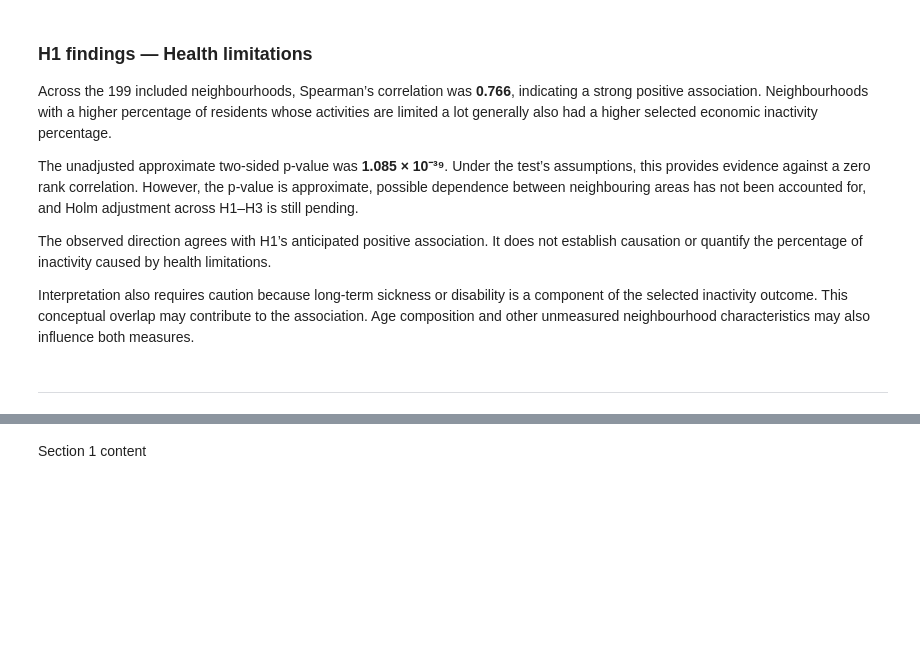
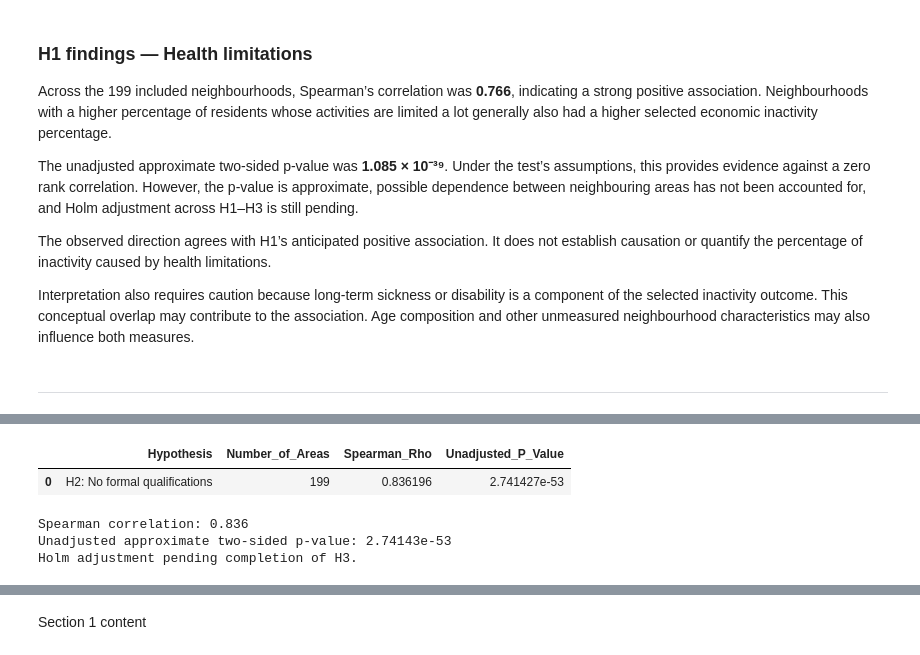
Before and after one commit to LieneRubule/dudley-employment-barriers, a Jupyter notebook: jupyter_notebooks/08_Hypothesis_Testing.ipynb, the cells around one changed output, grey strips where cells are left out. Drawn from its saved outputs; the diff is of its cells as text; code cells hidden in the pictures; blank space fills up the shorter version.

Commit message:
Test H2 qualifications association and document findings

```diff
--- a/jupyter_notebooks/08_Hypothesis_Testing.ipynb
+++ b/jupyter_notebooks/08_Hypothesis_Testing.ipynb
@@ -485,0 +498,48 @@ Interpretation also requires caution because long-term sickness or disability is
+# %%
+# Created with ChatGPT assistance for the project's H2 analysis.
+from scipy.stats import spearmanr
+
+# Select qualifications and inactivity to examine the second proposed barrier.
+qualification_column = "No_Qualifications_Pct"
+outcome_column = "Selected_Inactive_Pct"
+
+h2_data = df[[qualification_column, outcome_column]]
+
+# Check for missing values so all included neighbourhoods have both measures.
+if h2_data.isna().any().any():
+    raise ValueError("Missing values found: review before testing.")
+
+# Both measures must vary for their rankings to be compared.
+if h2_data.nunique().lt(2).any():
+    raise ValueError("Both measures must vary across neighbourhoods.")
+
+# Compare neighbourhood rankings to assess whether more residents without
+# formal qualifications tend to coincide with greater selected inactivity.
+# Test both directions rather than assuming the association is positive.
+# Documentation: https://docs.scipy.org/doc/scipy/reference/generated/scipy.stats.spearmanr.html
+h2_rho, h2_p = spearmanr(
+    h2_data[qualification_column],
+    h2_data[outcome_column],
+    alternative="two-sided"
+)
+
+# Keep full-precision results for comparison with H1 and H3 and Holm adjustment.
+h2_results = pd.DataFrame({
+    "Hypothesis": ["H2: No formal qualifications"],
+    "Number_of_Areas": [len(h2_data)],
+    "Spearman_Rho": [h2_rho],
+    "Unadjusted_P_Value": [h2_p]
+})
+
+# Show the result without drawing a final significance conclusion yet.
+display(h2_results)
+
+print(f"Spearman correlation: {h2_rho:.3f}")
+print(f"Unadjusted approximate two-sided p-value: {h2_p:.6g}")
+print("Holm adjustment pending completion of H3.")
+# %% [output]
+|  | Hypothesis | Number_of_Areas | Spearman_Rho | Unadjusted_P_Value |
+| 0 | H2: No formal qualifications | 199 | 0.836196 | 2.741427e-53 |
+Spearman correlation: 0.836
+Unadjusted approximate two-sided p-value: 2.74143e-53
+Holm adjustment pending completion of H3.
```
Also changed, not shown: parts of 3 cells of this notebook.
